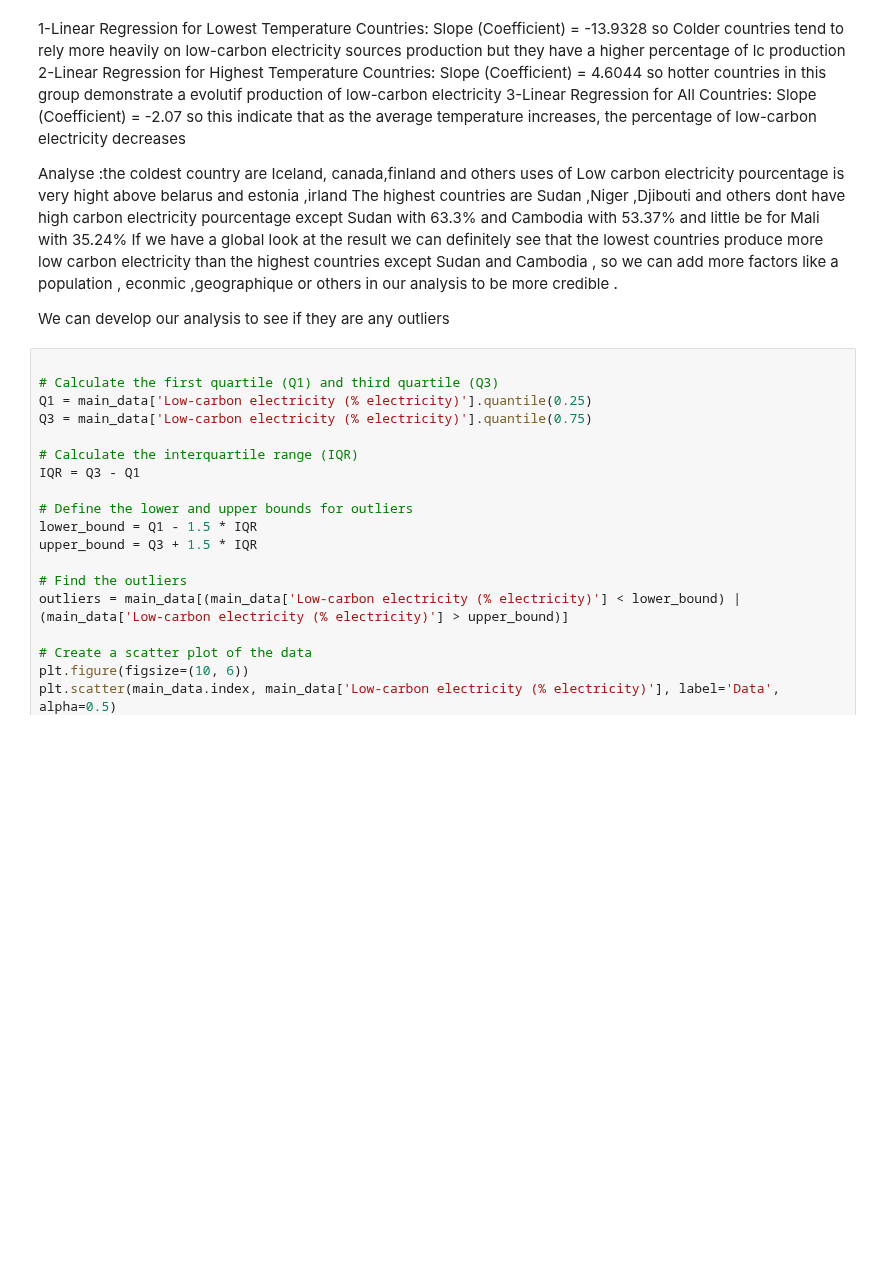
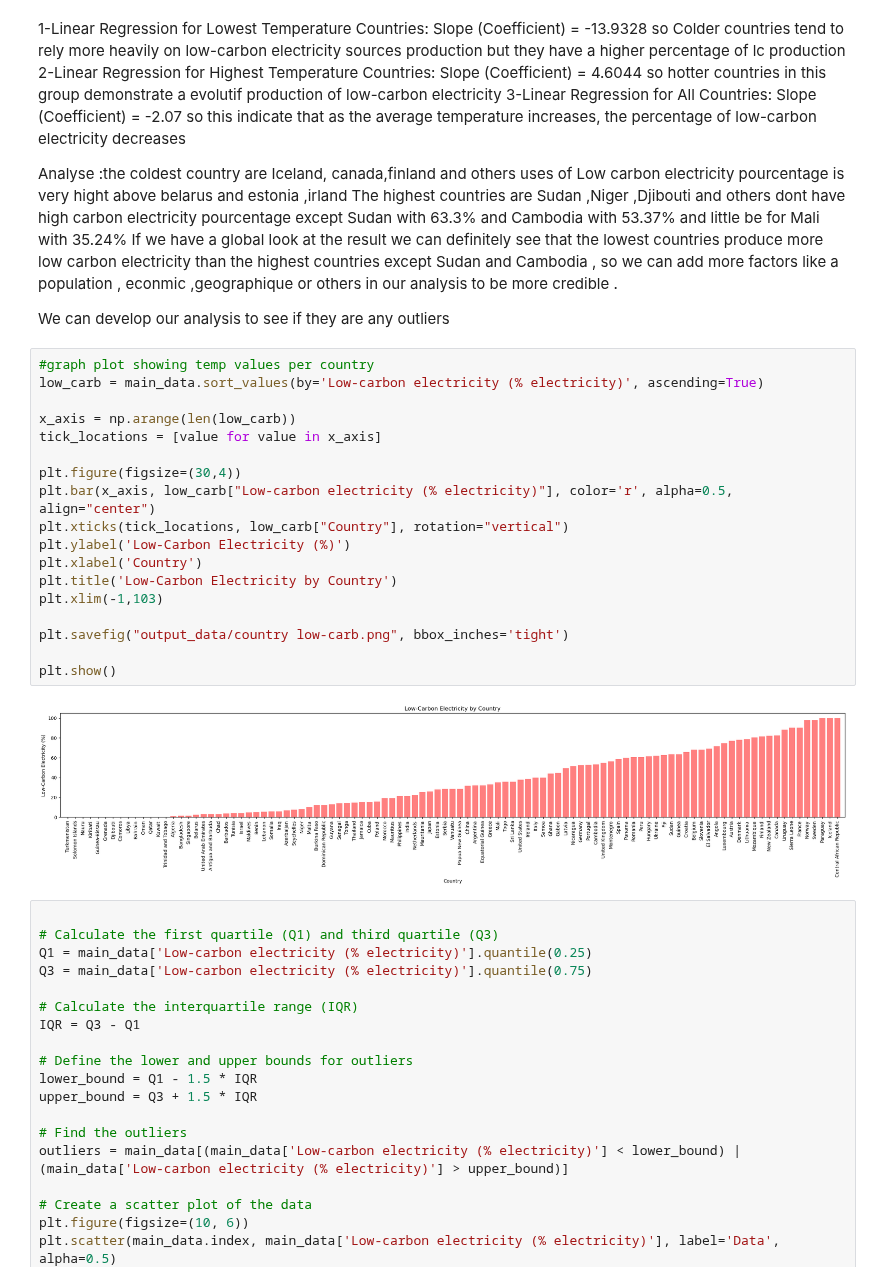
Before and after one commit to yosieph/Project1, a Jupyter notebook: project1.ipynb, the cells around one changed output. Saved outputs shown, nothing was run; the diff lists cells and outputs as text; blank space fills up the shorter version.

Commit message:
added bar graphs

```diff
--- a/project1.ipynb
+++ b/project1.ipynb
@@ -466,6 +466,26 @@ Linear Regression for All Countries: Slope (Coefficient) = -2.07
 Analyse :the coldest country are Iceland, canada,finland and others uses of Low carbon electricity pourcentage is very hight above belarus and estonia ,irland The highest countries are Sudan ,Niger ,Djibouti and others dont have high carbon electricity pourcentage except Sudan with 63.3% and Cambodia with 53.37% and little be for Mali with 35.24% If we have a global look at the result we can definitely see that the lowest countries produce more low carbon electricity than the highest countries except Sudan and Cambodia , so we can add more factors like a population , econmic ,geographique or others in our analysis to be more credible .
 
 We can develop our analysis to see if they are any outliers
+# %%
+#graph plot showing temp values per country
+low_carb = main_data.sort_values(by='Low-carbon electricity (% electricity)', ascending=True)
+
+x_axis = np.arange(len(low_carb))
+tick_locations = [value for value in x_axis]
+
+plt.figure(figsize=(30,4))
+plt.bar(x_axis, low_carb["Low-carbon electricity (% electricity)"], color='r', alpha=0.5, align="center")
+plt.xticks(tick_locations, low_carb["Country"], rotation="vertical")
+plt.ylabel('Low-Carbon Electricity (%)')
+plt.xlabel('Country')
+plt.title('Low-Carbon Electricity by Country')
+plt.xlim(-1,103)
+
+plt.savefig("output_data/country low-carb.png", bbox_inches='tight')
+
+plt.show()
+# %% [output]
+[figure, added]
 # %%
 
 # Calculate the first quartile (Q1) and third quartile (Q3)
```
Also changed, not shown: parts of 1 cell of this notebook, 2 other files.
